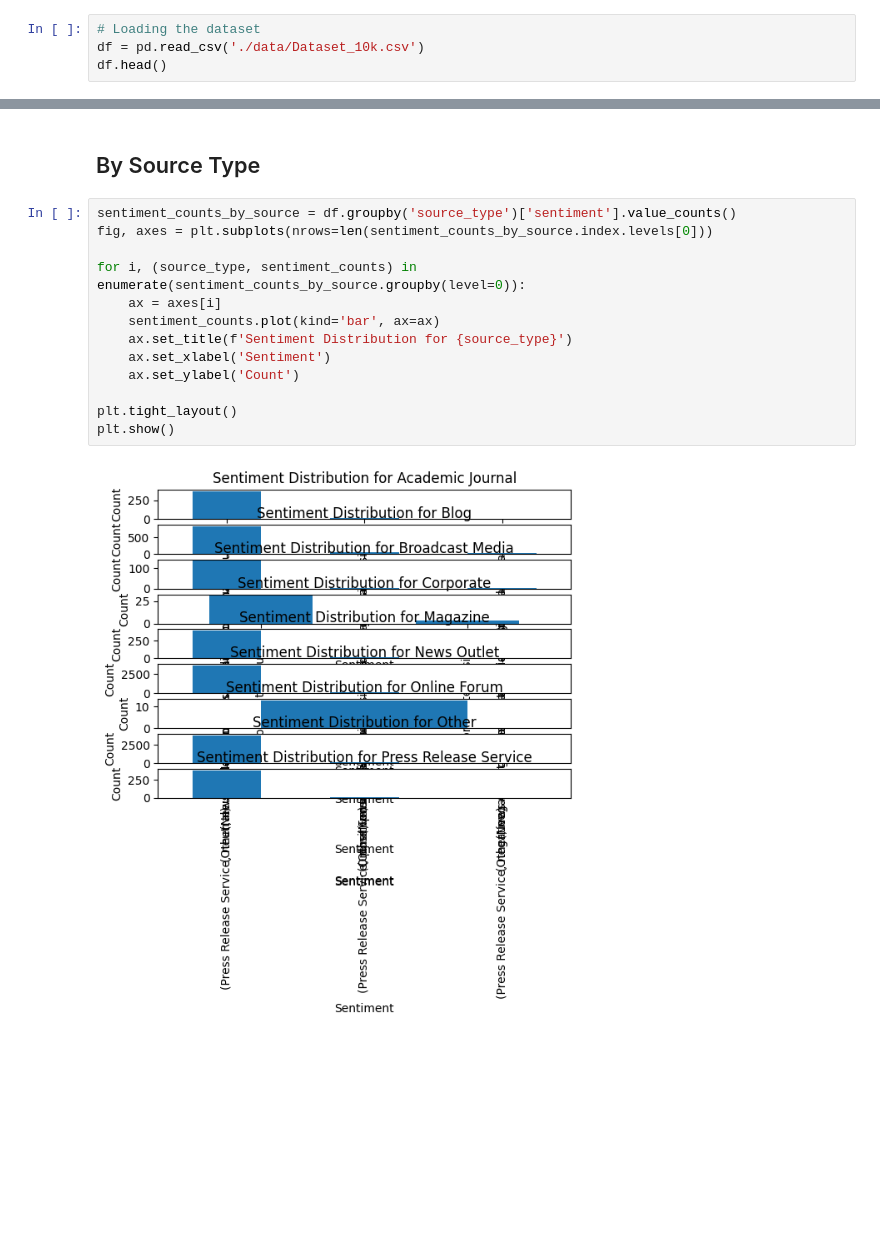
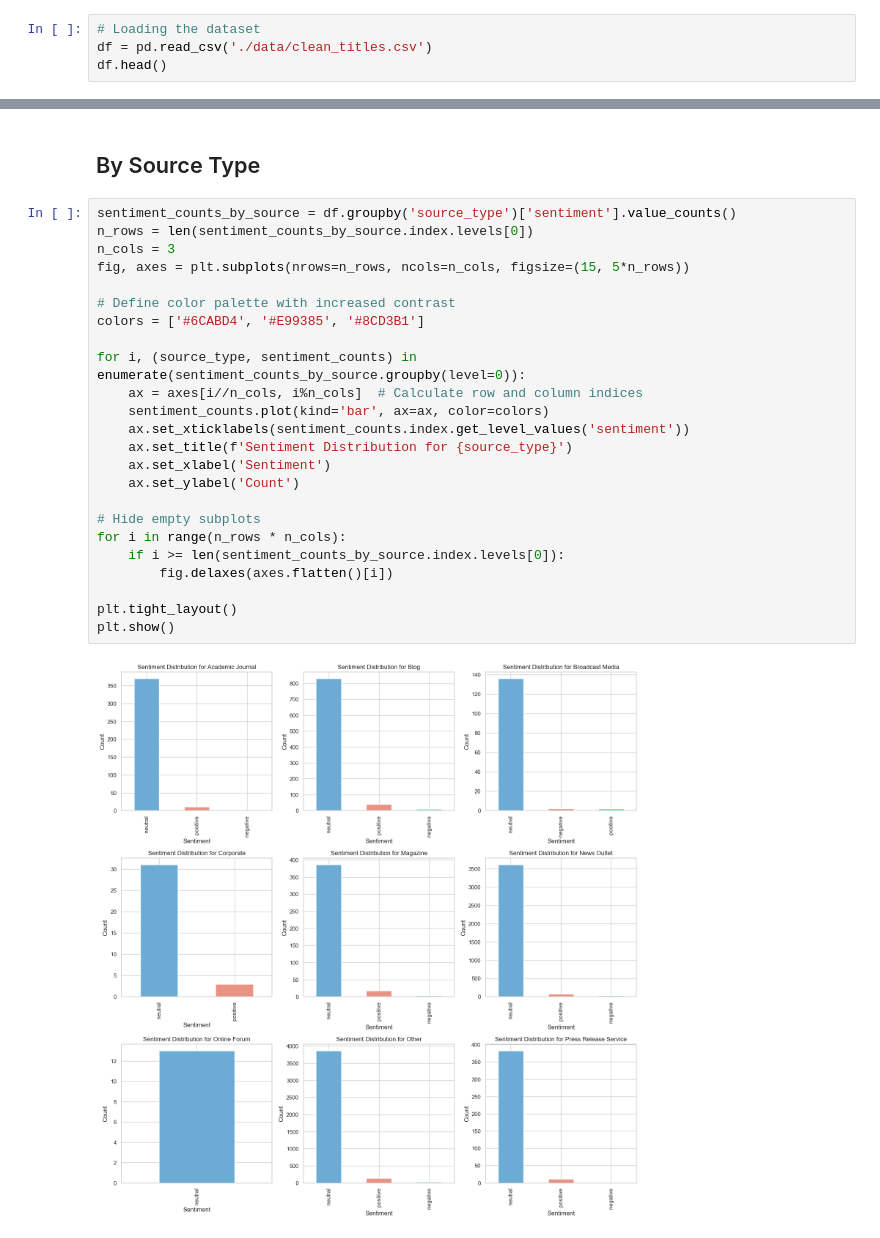
Before and after one commit to ArjunRajpal123/datathon-breaking-bad-data, a Jupyter notebook: Vader.ipynb, the cells around one changed output, grey strips where cells are left out. Drawn from its saved outputs; the diff is of its cells as text; blank space fills up the shorter version.

```diff
--- a/Vader.ipynb
+++ b/Vader.ipynb
@@ -38,6 +40,6 @@ from nltk.tokenize import word_tokenize
 # %%
 # Loading the dataset
-df = pd.read_csv('./data/Dataset_10k.csv')
+df = pd.read_csv('./data/clean_titles.csv')
 df.head()
 # %% [output]
 |  | title | link | date | source | country | language | translated_title | number_of_characters_title | ... |
@@ -131,19 +133,30 @@ negative
 ## By Source Type
 # %%
 sentiment_counts_by_source = df.groupby('source_type')['sentiment'].value_counts()
-fig, axes = plt.subplots(nrows=len(sentiment_counts_by_source.index.levels[0]))
+n_rows = len(sentiment_counts_by_source.index.levels[0])
+n_cols = 3
+fig, axes = plt.subplots(nrows=n_rows, ncols=n_cols, figsize=(15, 5*n_rows))
+
+# Define color palette with increased contrast
+colors = ['#6CABD4', '#E99385', '#8CD3B1']
 
 for i, (source_type, sentiment_counts) in enumerate(sentiment_counts_by_source.groupby(level=0)):
-    ax = axes[i]
-    sentiment_counts.plot(kind='bar', ax=ax)
+    ax = axes[i//n_cols, i%n_cols]  # Calculate row and column indices
+    sentiment_counts.plot(kind='bar', ax=ax, color=colors)
+    ax.set_xticklabels(sentiment_counts.index.get_level_values('sentiment'))
     ax.set_title(f'Sentiment Distribution for {source_type}')
     ax.set_xlabel('Sentiment')
     ax.set_ylabel('Count')
 
+# Hide empty subplots
+for i in range(n_rows * n_cols):
+    if i >= len(sentiment_counts_by_source.index.levels[0]):
+        fig.delaxes(axes.flatten()[i])
+
 plt.tight_layout()
 plt.show()
 # %% [output]
-[figure, old version]
+[figure, new version]
 # %%
 sentiment_counts_by_source = df.groupby('source_type')['sentiment'].value_counts()
 
```
Also changed, not shown: parts of 6 cells of this notebook.
